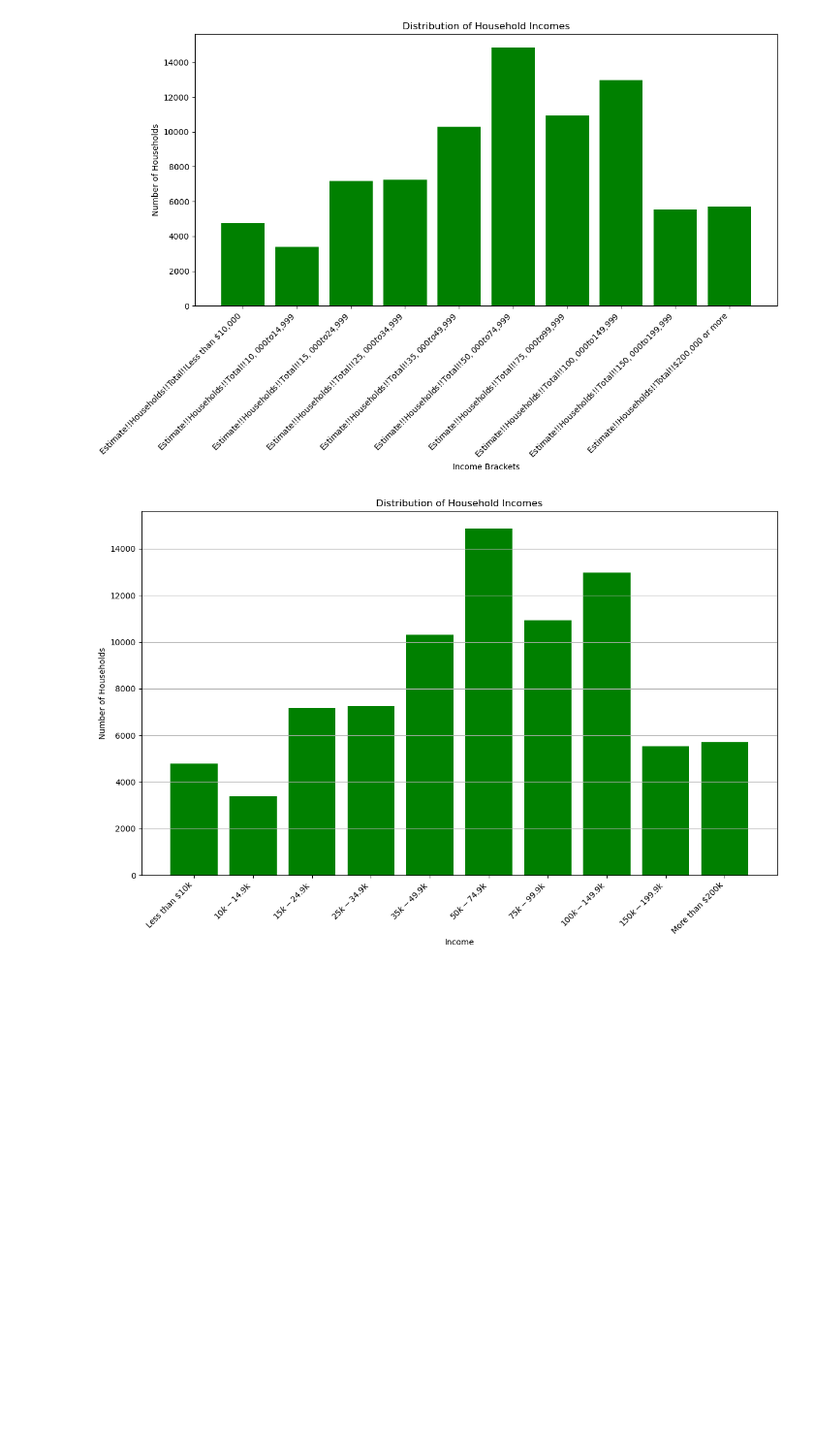
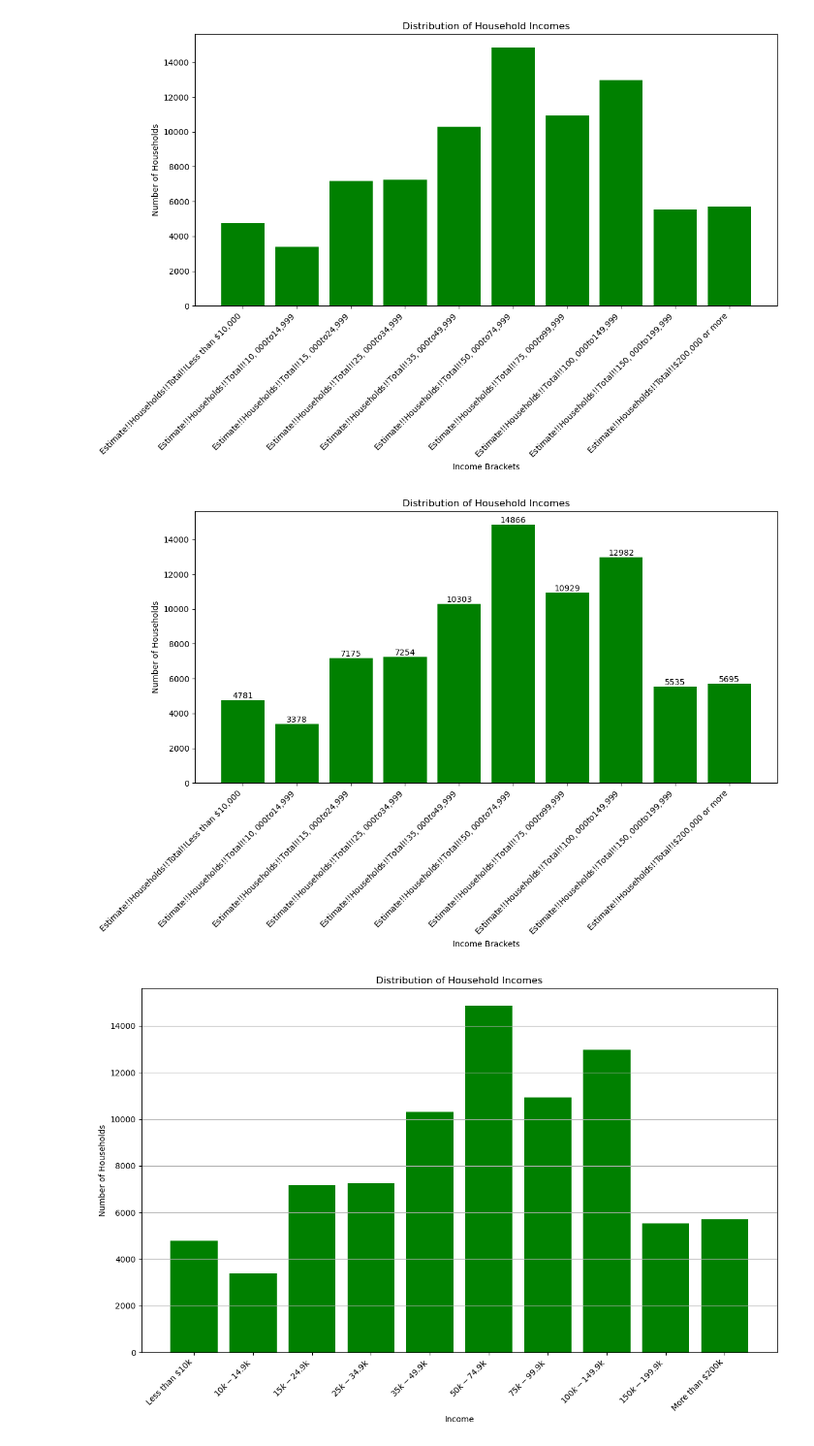
Before and after one commit to BrandyLarramore/Economic-Determinants-of-Healthcare-Decisions, a Jupyter notebook: notebooks/incomeanalysis.ipynb, the cells around one changed output. Shown at 97% size. Cells and saved outputs as stored; diff of their text form; code cells hidden in the pictures; blank space fills up the shorter version.

```diff
--- a/notebooks/incomeanalysis.ipynb
+++ b/notebooks/incomeanalysis.ipynb
@@ -183,6 +183,25 @@ plt.tight_layout()
 plt.show()
 # %% [output]
 [figure]
+# %%
+plt.figure(figsize=(12, 8))
+bars = plt.bar(income_brackets, total_counts, color='green')
+
+plt.xticks(rotation=45, ha="right")
+
+plt.title('Distribution of Household Incomes')
+plt.xlabel('Income Brackets')
+plt.ylabel('Number of Households')
+
+# Iterate over the bars and use the text() function to display the count above each bar
+for bar in bars:
+    height = bar.get_height()
+    plt.text(bar.get_x() + bar.get_width() / 2, height, f'{int(height)}', ha='center', va='bottom')
+
+plt.tight_layout()
+plt.show()
+# %% [output]
+[figure, added]
 # %%
 custom_labels = [
     'Less than $10k',
```
Also changed, not shown: 6 other files.
